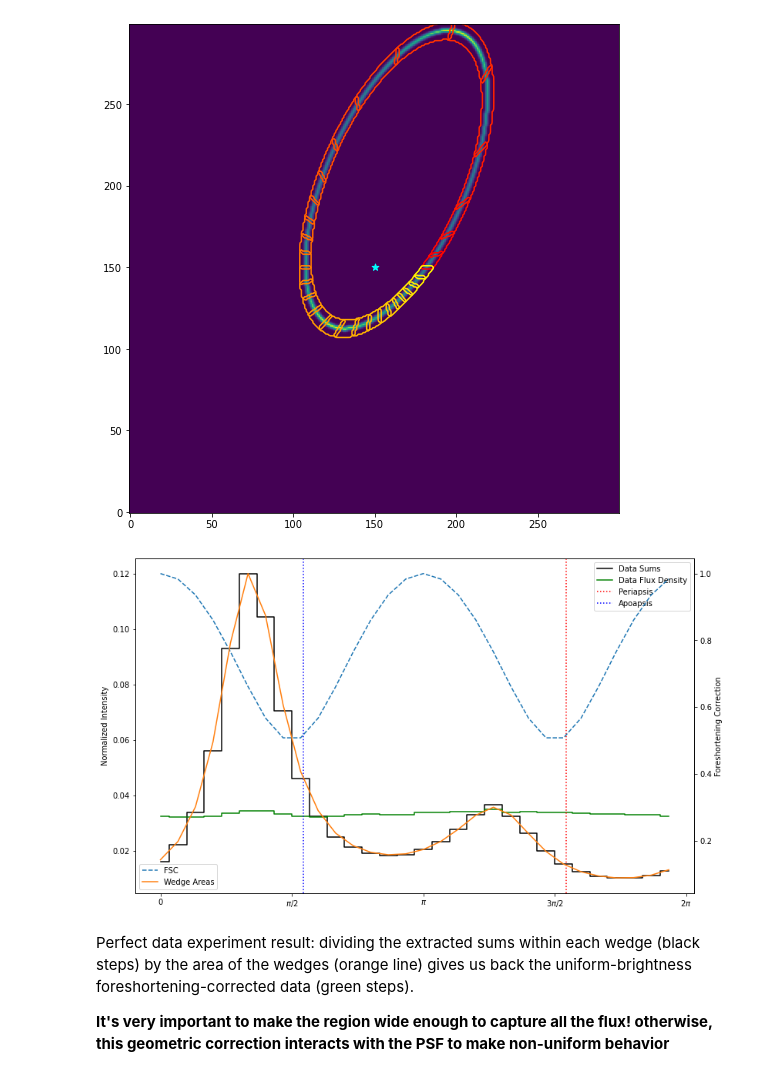
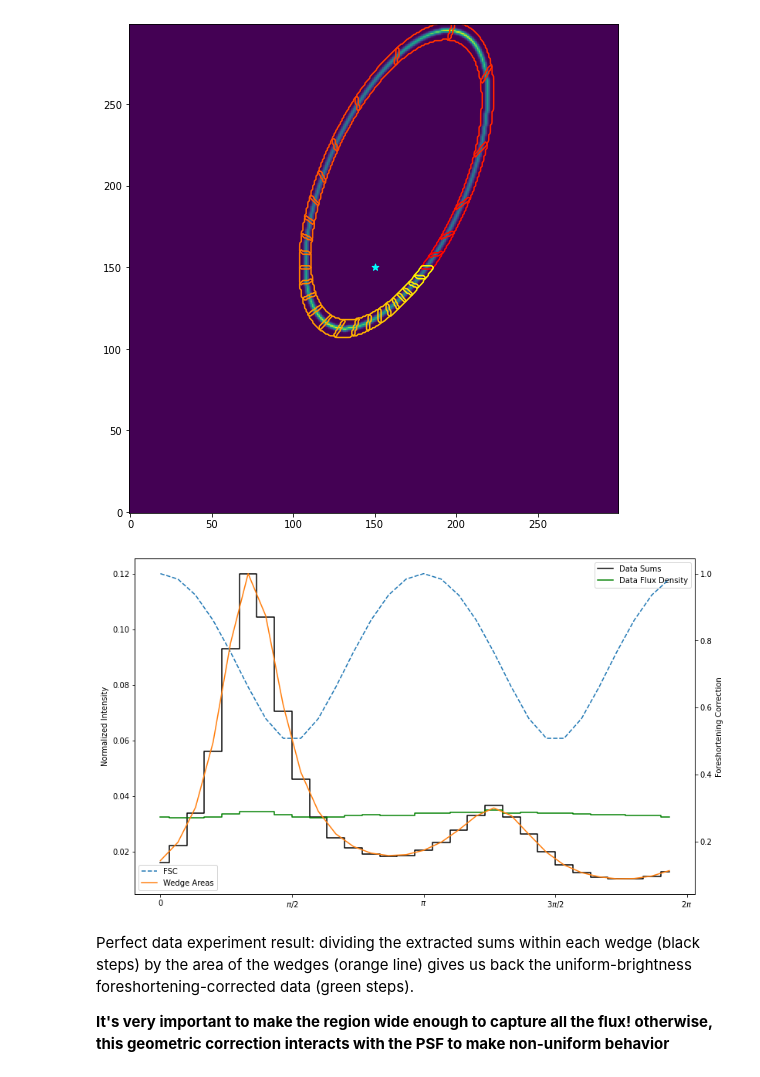
Before and after one commit to emolter/pylanetary, a Jupyter notebook: notebooks/ring-system-modeling-tutorial.ipynb, the cells around one changed output. Drawn from its saved outputs; the diff is of its cells as text; code cells hidden in the pictures.

```diff
--- a/notebooks/ring-system-modeling-tutorial.ipynb
+++ b/notebooks/ring-system-modeling-tutorial.ipynb
@@ -261,6 +277,19 @@ r_in = 35000 #km
 r_out = 65000 #km
 r_step = 100 #km
 
+# extract radial profile by hijacking ring plane orientation from epsilon ring system params
+eps = uranus_rings.rings['Epsilon']
+zeroe_ring = Ring(eps.a, 0.0, eps.params_sys[1], eps.params_sys[0], eps.params_sys[2])
+radii = np.arange(r_in, r_out, r_step)
+sums = np.empty(radii.shape)
+for i,r in enumerate(radii):
+    zeroe_ring.a = r * u.km
+    ann = zeroe_ring.as_elliptical_annulus(focus, pixscale, width = r_step*u.km, return_params = False)
+    stats = ApertureStats(data, ann, sum_method = 'subpixel')
+    sums[i] = stats.sum
+
+
+# plot it
 fs = 14
 fig, ax = plt.subplots(1,1,figsize=(15,6))
 cmap = cm.brg
@@ -269,20 +298,6 @@ cmap = cm.brg
 for i, ringname in enumerate(ringnames):
     single_ring = uranus_rings.rings[ringname]
     ax.axvline(single_ring.a.value, color=cmap(i/len(ringnames)), linestyle = '--', label = ringname)
-
-# extract radial profile by hijacking ring plane orientation from epsilon ring
-eps = uranus_rings.rings['Epsilon']
-zeroe_ring = Ring(eps.a, 0, eps.omega, eps.i, eps.w)
-zeroe_ring.e = 0.0
-radii = np.arange(r_in, r_out, r_step)
-sums = np.empty(radii.shape)
-for i,r in enumerate(radii):
-    zeroe_ring.a = r * u.km
-    ann = zeroe_ring.as_elliptical_annulus(focus, pixscale, width = r_step*u.km, return_params = False)
-    stats = ApertureStats(data, ann)
-    sums[i] = stats.sum
-
-# plot it
 ax.scatter(radii, sums)
 ax.set_xticklabels(ax.get_xticks()/1000)
 ax.tick_params(which='both', labelsize = fs)
@@ -297,7 +312,7 @@ plt.show()
 ## Azimuthal profile of epsilon ring
 # %%
 nwedges = 30
-thetas_implane, wedges = eps.as_azimuthal_wedges((imsize,imsize), focus, pixscale, nwedges=nwedges, z=1, width = width)
+thetas_implane, wedges = eps.as_azimuthal_wedges([imsize,imsize], pixscale, focus=focus, nwedges=nwedges, z=1, width = width)
 
 wedge_sums = []
 data_sums = []
@@ -405,7 +420,7 @@ focus = np.array([imsize/2,imsize/2])
 ringmodel = Ring(a, e, omega, i, w)
 data = ringmodel.as_2d_array((imsize, imsize), pixscale, beamsize=(2,2,0)) #shape (pixels), pixscale (km)
 # %%
-thetas, wedges = ringmodel.as_azimuthal_wedges((imsize,imsize), focus, pixscale, nwedges=nwedges, z=1, width = width)
+thetas, wedges = ringmodel.as_azimuthal_wedges((imsize,imsize), pixscale, focus=focus, nwedges=nwedges, z=1, width = width)
 fsc= foreshortening(thetas, i)
 
 wedge_sums = []
@@ -441,27 +456,25 @@ plt.show()
 # %%
 fig, ax = plt.subplots(1,1, figsize = (13,8), sharex=True)
 
 ax.step(thetas, data_sums/np.sum(data_sums), color='k', label='Data Sums', where='mid')
 ax.step(thetas, (data_sums/wedge_sums)/np.sum((data_sums/wedge_sums)), color='green', label = 'Data Flux Density', where='mid')
 #ax0.set_xlabel('Theta (rad)')
 ax.set_ylabel('Normalized Intensity')
 
-ax.axvline(peri_angle, color = 'red', linestyle = ':', label='Periapsis')
-ax.axvline(apo_angle, color = 'blue', linestyle = ':', label='Apoapsis')
 ax.set_xticks([0, np.pi/2, np.pi, 3*np.pi/2, 2*np.pi])
 ax.set_xticklabels(['0', r'$\pi/2$', r'$\pi$', r'$3\pi/2$', r'$2\pi$'])
 ax.legend()
 
 ax2 = ax.twinx()
 ax2.plot(thetas, fsc, linestyle = '--', label='FSC')
 ax2.plot(thetas, wedge_sums/np.max(wedge_sums), label='Wedge Areas')
 ax2.set_ylabel('Foreshortening Correction')
 #ax.legend()
 
 plt.legend()
 plt.show()
 # %% [output]
-[figure, old version]
+[figure, new version]
 # %% [markdown]
 Perfect data experiment result: dividing the extracted sums within each wedge (black steps) by the area of the wedges (orange line) gives us back the uniform-brightness foreshortening-corrected data (green steps).
 
```
Also changed, not shown: parts of 17 cells of this notebook, 11 other files.
